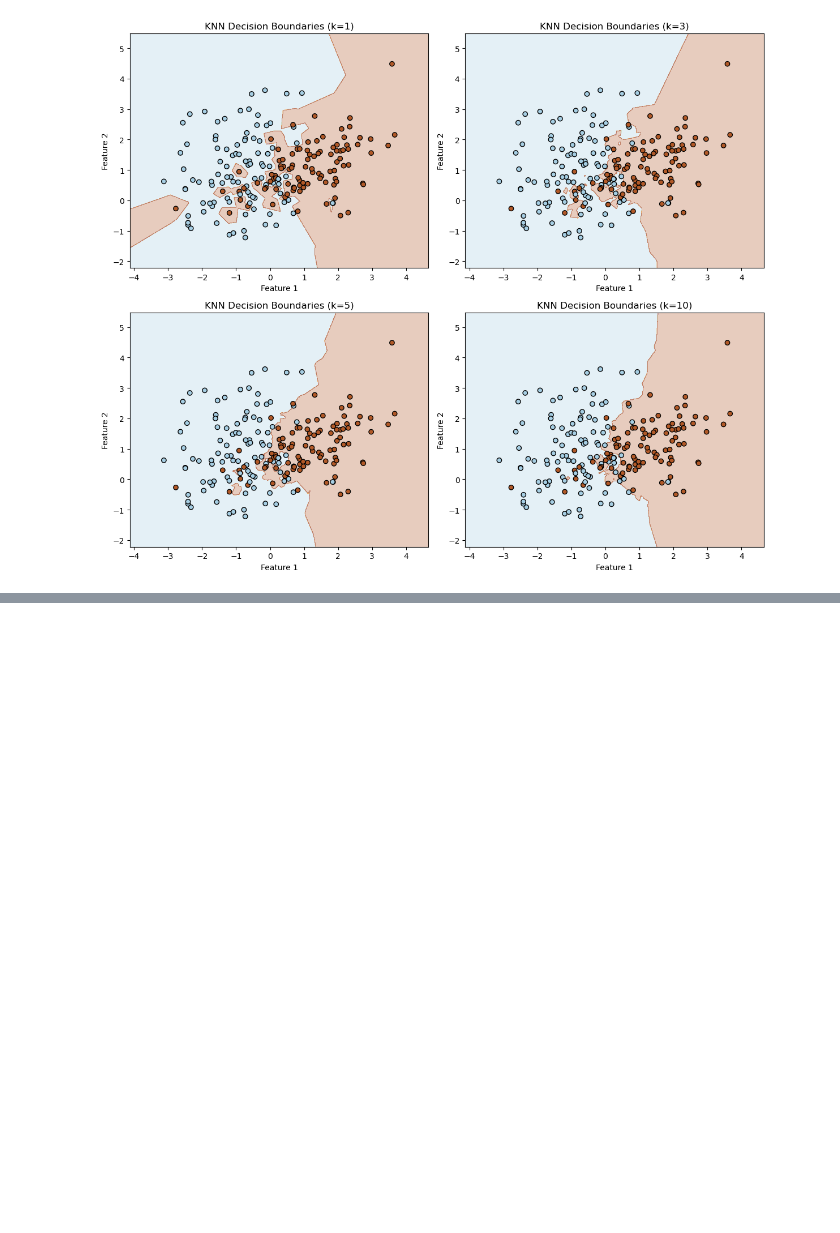
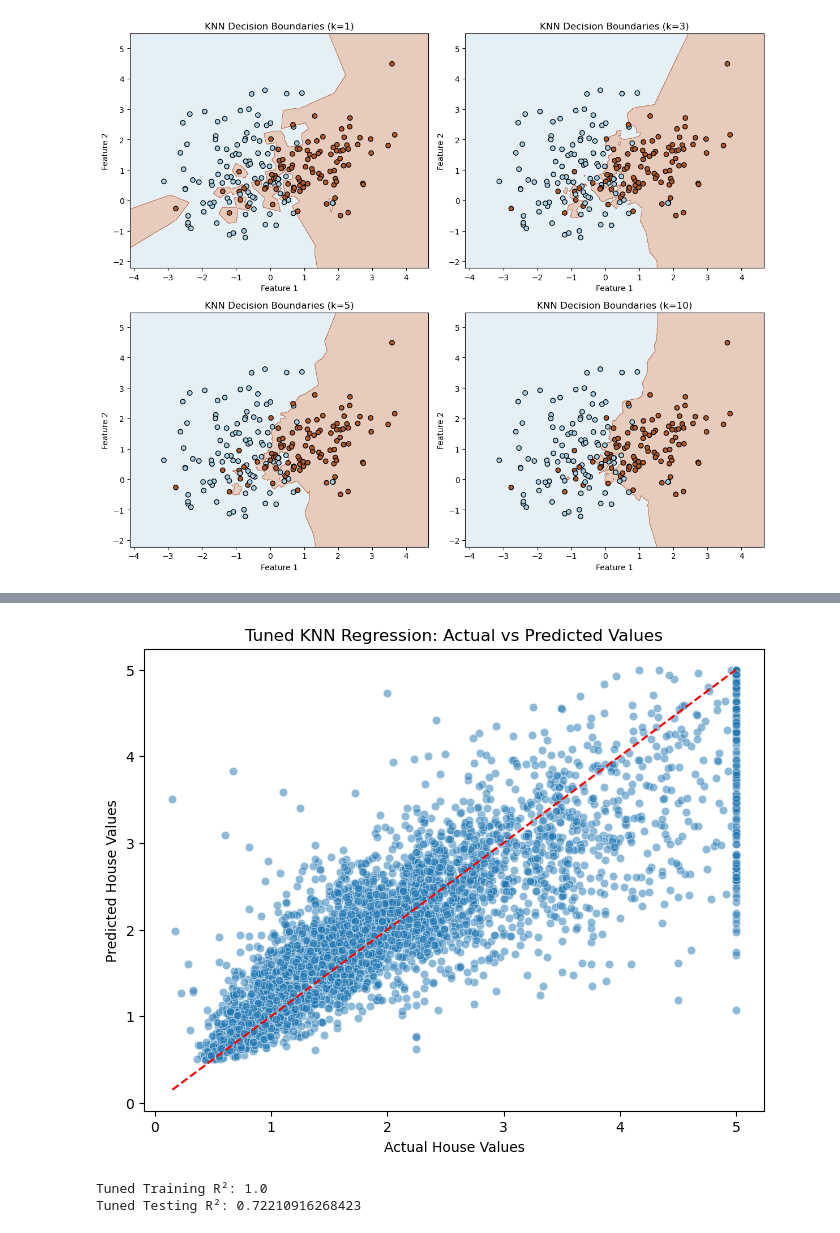
Before and after one commit to Gyrith/Machine-Learning-Models, a Jupyter notebook: Supervised Learning/K-Nearest Neighbors.ipynb, the cells around one changed output, grey strips where cells are left out. Drawn from its saved outputs; the diff is of its cells as text; code cells hidden in the pictures; blank space fills up the shorter version.

```diff
--- a/Supervised Learning/K-Nearest Neighbors.ipynb
+++ b/Supervised Learning/K-Nearest Neighbors.ipynb
@@ -37,0 +271,18 @@ plt.show()
+# %%
+# Retrieve the best model
+best_knn = knn_grid.best_estimator_
+
+# Make predictions
+y_pred_tuned = best_knn.predict(X_test_scaled)
+
+# Evaluate the tuned model
+tuned_mae = mean_absolute_error(y_test, y_pred_tuned)
+tuned_mse = mean_squared_error(y_test, y_pred_tuned)
+tuned_rmse = np.sqrt(tuned_mse)
+tuned_r2 = r2_score(y_test, y_pred_tuned)
+
+print("Tuned Model Performance")
+print("Mean Absolute Error:", tuned_mae)
+print("Mean Squared Error:", tuned_mse)
+print("Root Mean Squared Error:", tuned_rmse)
+print("R-squared:", tuned_r2)
@@ -37,0 +330,31 @@ plt.show()
+# %%
+plt.figure(figsize=(8, 6))
+
+sns.scatterplot(
+    x=y_test,
+    y=y_pred_tuned,
+    alpha=0.5
+)
+
+plt.plot(
+    [y_test.min(), y_test.max()],
+    [y_test.min(), y_test.max()],
+    color='red',
+    linestyle='--'
+)
+
+plt.xlabel('Actual House Values')
+plt.ylabel('Predicted House Values')
+plt.title('Tuned KNN Regression: Actual vs Predicted Values')
+
+plt.show()
+# %% [output]
+[figure, added]
+# %%
+y_train_pred_tuned = best_knn.predict(X_train_scaled)
+
+print("Tuned Training R²:", r2_score(y_train, y_train_pred_tuned))
+print("Tuned Testing R²:", r2_score(y_test, y_pred_tuned))
+# %% [output]
+Tuned Training R²: 1.0
+Tuned Testing R²: 0.72210916268423
```
Also changed, not shown: parts of 45 cells of this notebook.
